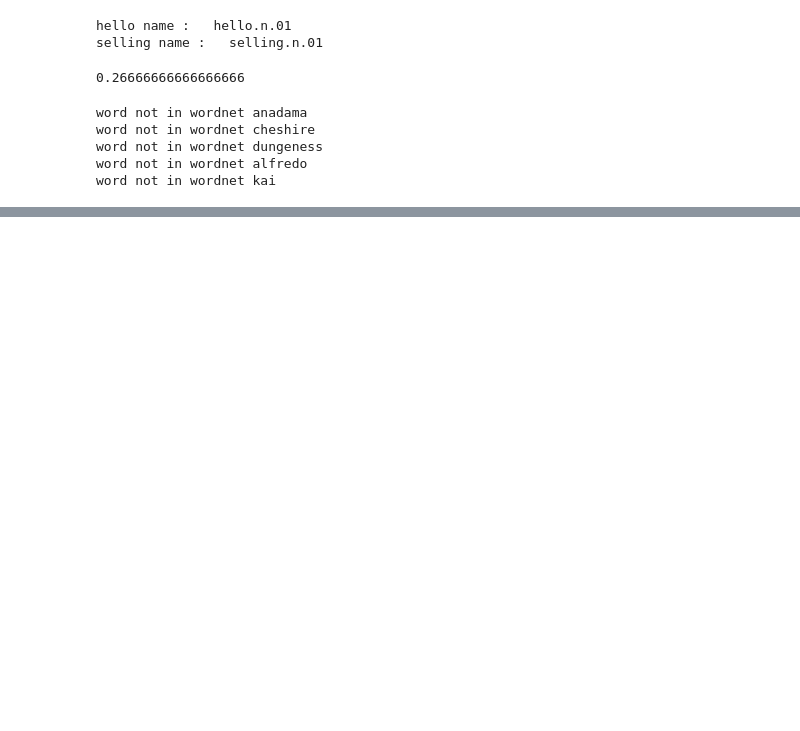
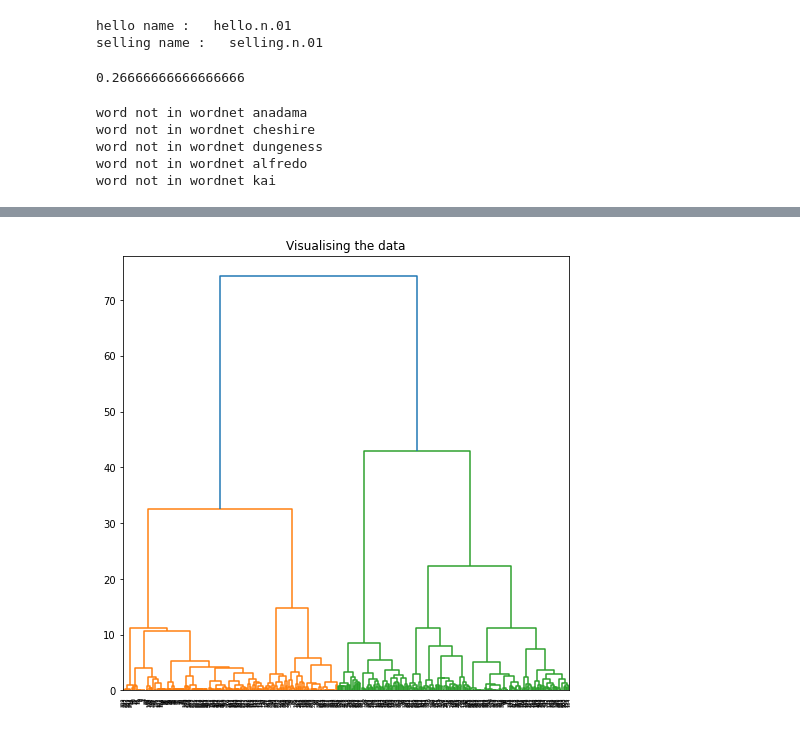
Before and after one commit to tangihan/Recipe-Recommender-System, a Jupyter notebook: User preferences/Clustering.ipynb, the cells around one changed output, grey strips where cells are left out. Cells and saved outputs as stored; diff of their text form; code cells hidden in the pictures; blank space fills up the shorter version.

Commit message:
clustering

```diff
--- a/User preferences/Clustering.ipynb
+++ b/User preferences/Clustering.ipynb
@@ -74,0 +77,20 @@ nltk.download("wordnet")
+# %%
+similarity_matrix = pd.read_csv("similarity_matrix.csv")
+
+import pandas as pd
+import numpy as np
+import matplotlib.pyplot as plt
+from sklearn.decomposition import PCA
+from sklearn.cluster import AgglomerativeClustering
+from sklearn.preprocessing import StandardScaler, normalize
+from sklearn.metrics import silhouette_score
+import scipy.cluster.hierarchy as shc
+
+
+df_drop = df.drop(columns="tag")
+
+plt.figure(figsize =(8, 8))
+plt.title('Visualising the data')
+Dendrogram = shc.dendrogram((shc.linkage(df_drop, method ='ward')))
+# %% [output]
+[figure, added]
```
Also changed, not shown: parts of 9 cells of this notebook.
